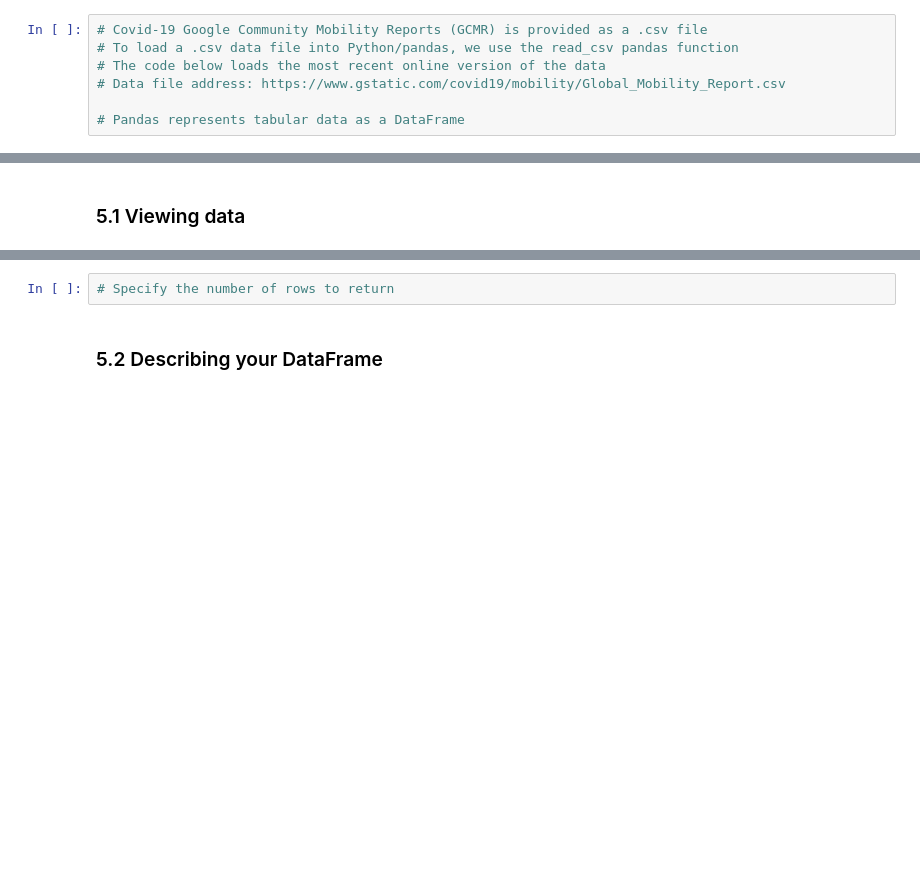
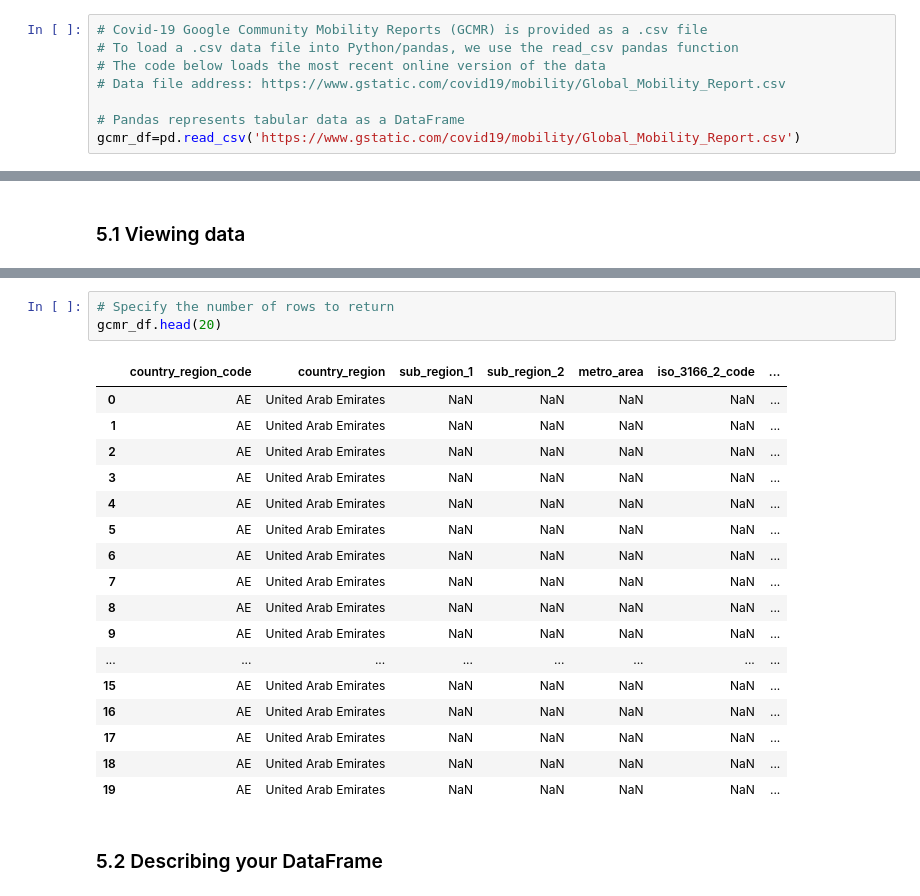
Before and after one commit to valdanchev/SC207, a Jupyter notebook: 3-4-pandas-workbook.ipynb, the cells around one changed output, grey strips where cells are left out. Saved outputs shown, nothing was run; the diff lists cells and outputs as text; blank space fills up the shorter version.

```diff
--- a/3-4-pandas-workbook.ipynb
+++ b/3-4-pandas-workbook.ipynb
@@ -52,3 +53,4 @@ For details, see [How do I read and write tabular data?](https://pandas.pydata.o
 # Data file address: https://www.gstatic.com/covid19/mobility/Global_Mobility_Report.csv
 
 # Pandas represents tabular data as a DataFrame
+gcmr_df=pd.read_csv('https://www.gstatic.com/covid19/mobility/Global_Mobility_Report.csv')
@@ -76,5 +119,24 @@ For details, see [How do I read and write tabular data?](https://pandas.pydata.o
 # %%
 # Specify the number of rows to return
+gcmr_df.head(20)
+# %% [output]
+|  | country_region_code | country_region | sub_region_1 | sub_region_2 | metro_area | iso_3166_2_code | ... |
+| 0 | AE | United Arab Emirates | NaN | NaN | NaN | NaN | ... |
+| 1 | AE | United Arab Emirates | NaN | NaN | NaN | NaN | ... |
+| 2 | AE | United Arab Emirates | NaN | NaN | NaN | NaN | ... |
+| 3 | AE | United Arab Emirates | NaN | NaN | NaN | NaN | ... |
+| 4 | AE | United Arab Emirates | NaN | NaN | NaN | NaN | ... |
+| 5 | AE | United Arab Emirates | NaN | NaN | NaN | NaN | ... |
+| 6 | AE | United Arab Emirates | NaN | NaN | NaN | NaN | ... |
+| 7 | AE | United Arab Emirates | NaN | NaN | NaN | NaN | ... |
+| 8 | AE | United Arab Emirates | NaN | NaN | NaN | NaN | ... |
+| 9 | AE | United Arab Emirates | NaN | NaN | NaN | NaN | ... |
+| ... | ... | ... | ... | ... | ... | ... | ... |
+| 15 | AE | United Arab Emirates | NaN | NaN | NaN | NaN | ... |
+| 16 | AE | United Arab Emirates | NaN | NaN | NaN | NaN | ... |
+| 17 | AE | United Arab Emirates | NaN | NaN | NaN | NaN | ... |
+| 18 | AE | United Arab Emirates | NaN | NaN | NaN | NaN | ... |
+| 19 | AE | United Arab Emirates | NaN | NaN | NaN | NaN | ... |
 # %% [markdown]
 ### 5.2 Describing your DataFrame
 # %%
```
Also changed, not shown: parts of 5 cells of this notebook.
